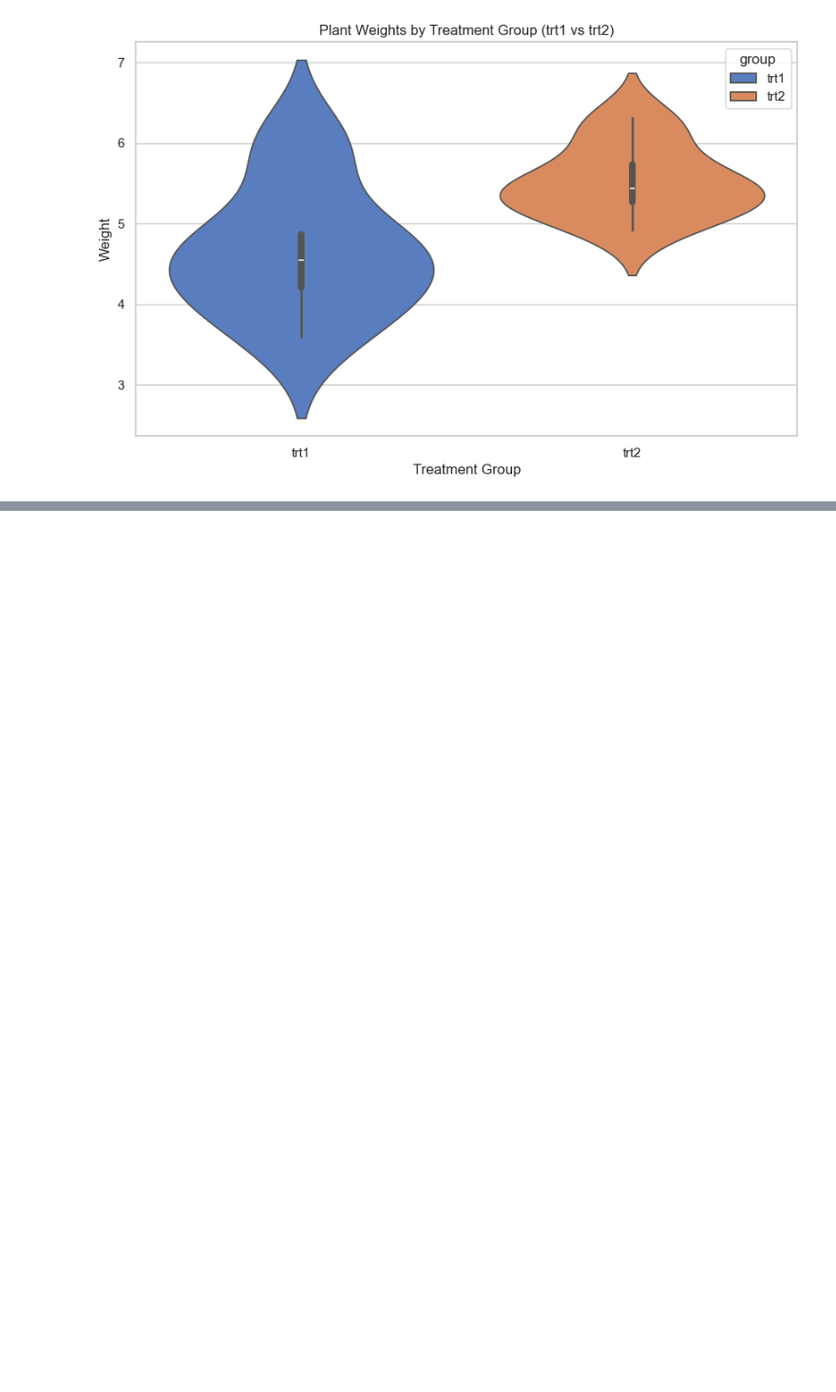
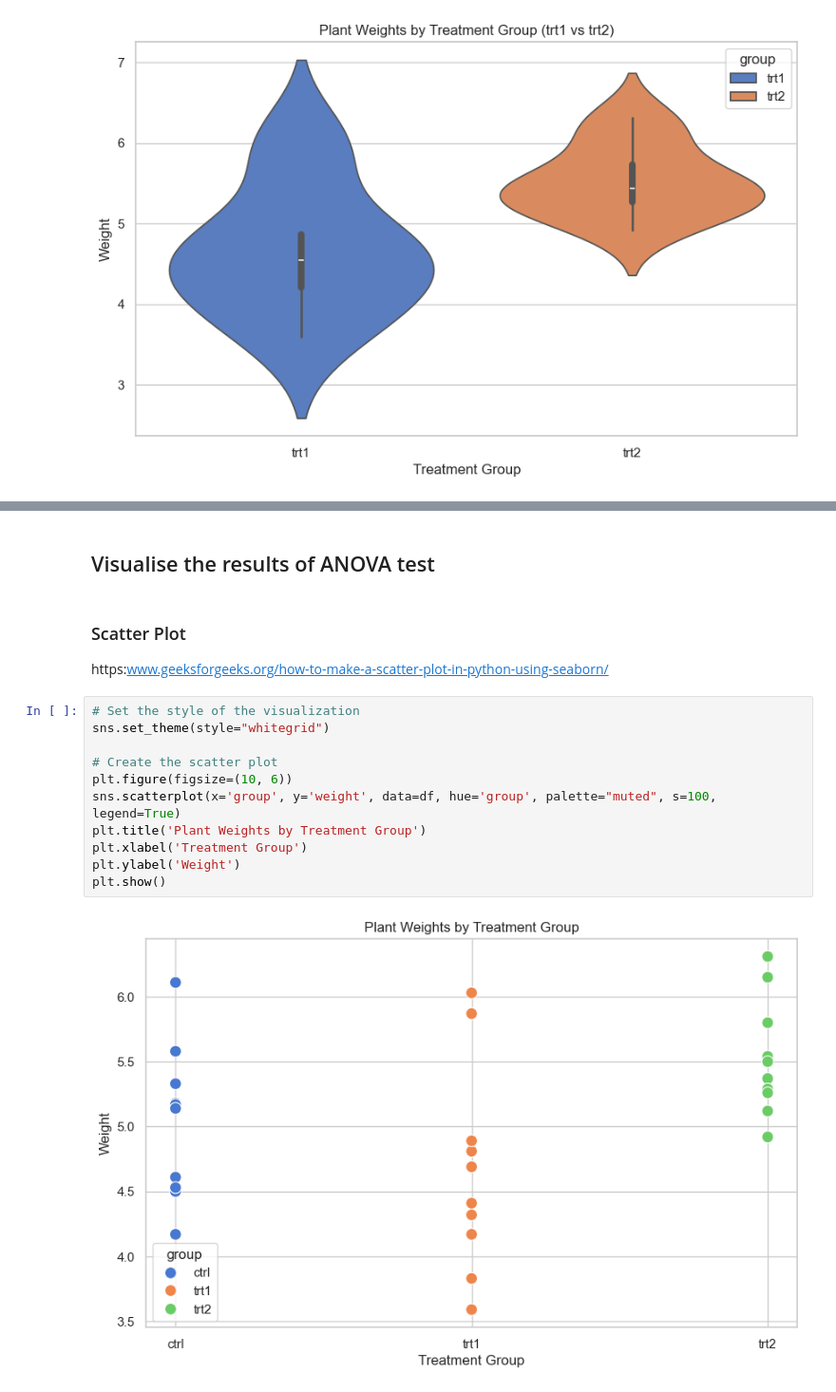
Before and after one commit to ECronin1973/Applied_Statistics_MyWork, a Jupyter notebook: project.ipynb, the cells around one changed output, grey strips where cells are left out. Shown at 95% size. Cells and saved outputs as stored; diff of their text form; blank space fills up the shorter version.

```diff
--- a/project.ipynb
+++ b/project.ipynb
@@ -190,0 +210,19 @@ plt.show()
+# %% [markdown]
+## Visualise the results of ANOVA test
+# %% [markdown]
+### Scatter Plot
+
+https:www.geeksforgeeks.org/how-to-make-a-scatter-plot-in-python-using-seaborn/
+# %%
+# Set the style of the visualization
+sns.set_theme(style="whitegrid")
+
+# Create the scatter plot
+plt.figure(figsize=(10, 6))
+sns.scatterplot(x='group', y='weight', data=df, hue='group', palette="muted", s=100, legend=True)
+plt.title('Plant Weights by Treatment Group')
+plt.xlabel('Treatment Group')
+plt.ylabel('Weight')
+plt.show()
+# %% [output]
+[figure, added]
```
Also changed, not shown: parts of 8 cells of this notebook, 1 other file.
